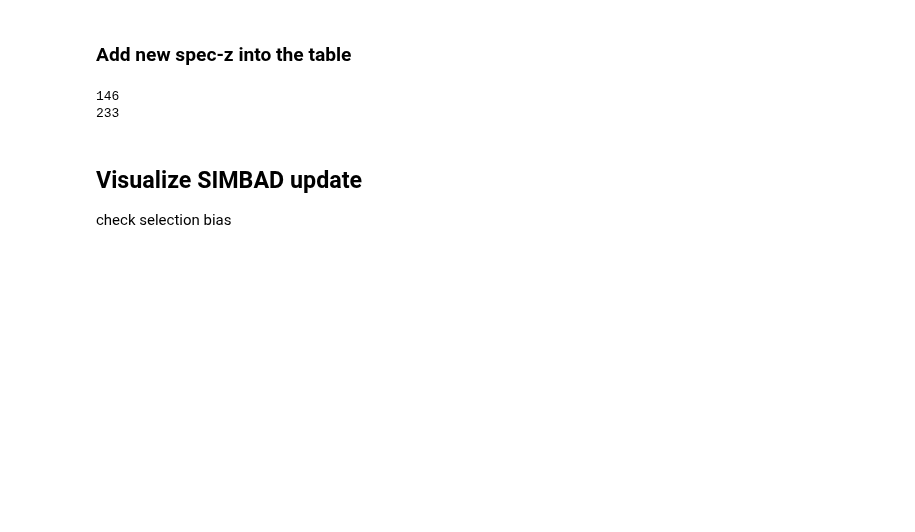
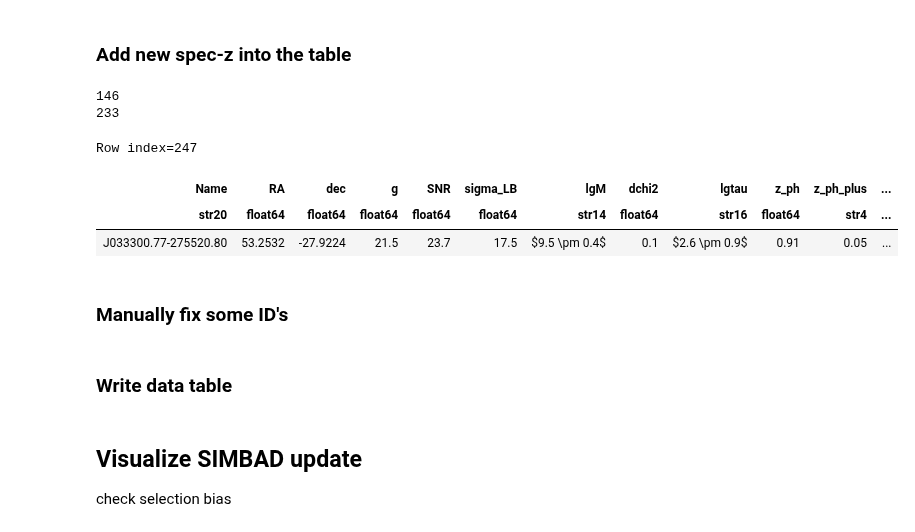
Before and after one commit to Chisen-Lupus/dwarf_agn_cosmos, a Jupyter notebook: des/des_specz.ipynb, the cells around one changed output. Saved outputs shown, nothing was run; the diff lists cells and outputs as text; code cells hidden in the pictures; blank space fills up the shorter version.

```diff
--- a/des/des_specz.ipynb
+++ b/des/des_specz.ipynb
@@ -280,12 +280,22 @@ data_agn_updated['z_best'] = -1.0
 data_agn_updated['z_best'][data_agn_updated['z_simb']>0] = data_agn_updated['z_simb'][data_agn_updated['z_simb']>0]
 data_agn_updated['z_best'][data_agn_updated['z_ozdes']>0] = data_agn_updated['z_ozdes'][data_agn_updated['z_ozdes']>0]
 
+# Add ID
+data_agn_updated['ID'] = np.arange(len(data_agn_updated)) + 1
+
+
 print(len(data_agn_updated['z_ozdes'][data_agn_updated['z_ozdes']>0]))
 
 print(len(data_agn_updated['z_best'][data_agn_updated['z_best']>0]))
-
-
-data_agn_updated.write('des_agn_updated.txt', format='ascii', overwrite=True)
 # %% [output]
 146
 233
+# %%
+data_agn_updated[247]
+# %% [output]
+Row index=247
+| Name | RA | dec | g | SNR | sigma_LB | lgM | dchi2 | lgtau | z_ph | z_ph_plus | ... |
+| str20 | float64 | float64 | float64 | float64 | float64 | str14 | float64 | str16 | float64 | str4 | ... |
+| J033300.77-275520.80 | 53.2532 | -27.9224 | 21.5 | 23.7 | 17.5 | $9.5 \pm 0.4$ | 0.1 | $2.6 \pm 0.9$ | 0.91 | 0.05 | ... |
+# %% [markdown]
+### Manually fix some ID's
@@ -291,0 +310,2 @@ data_agn_updated.write('des_agn_updated.txt', format='ascii', overwrite=True)
+# %% [markdown]
+### Write data table
```
Also changed, not shown: parts of 4 cells of this notebook, 1 other file.
